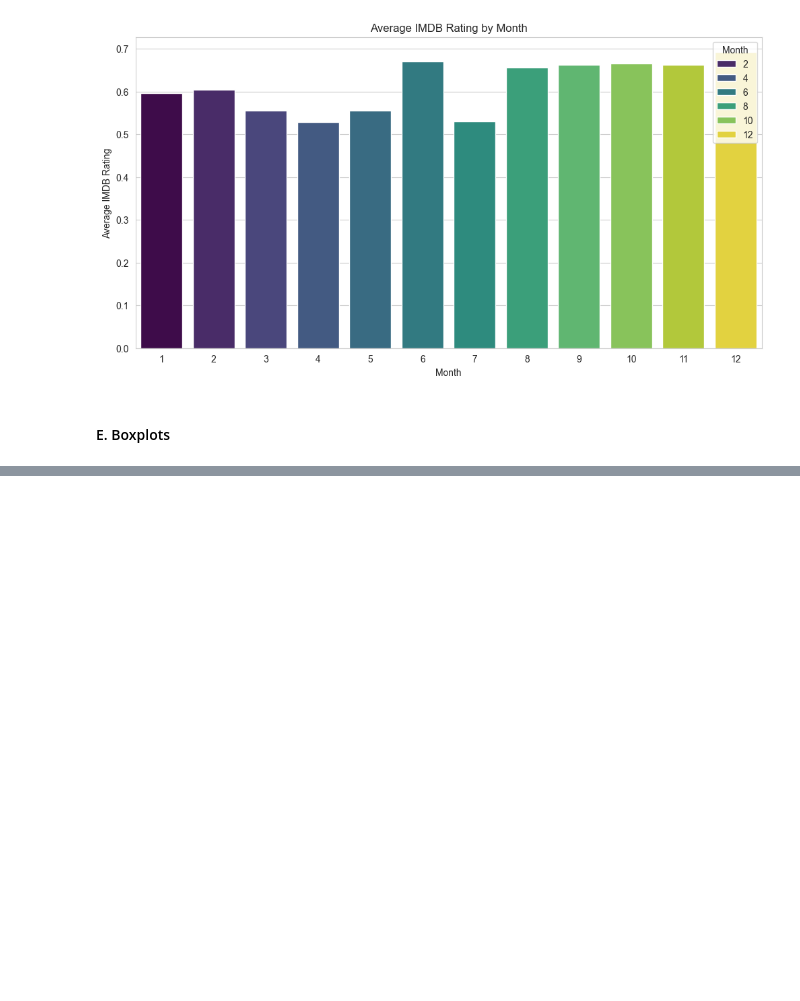
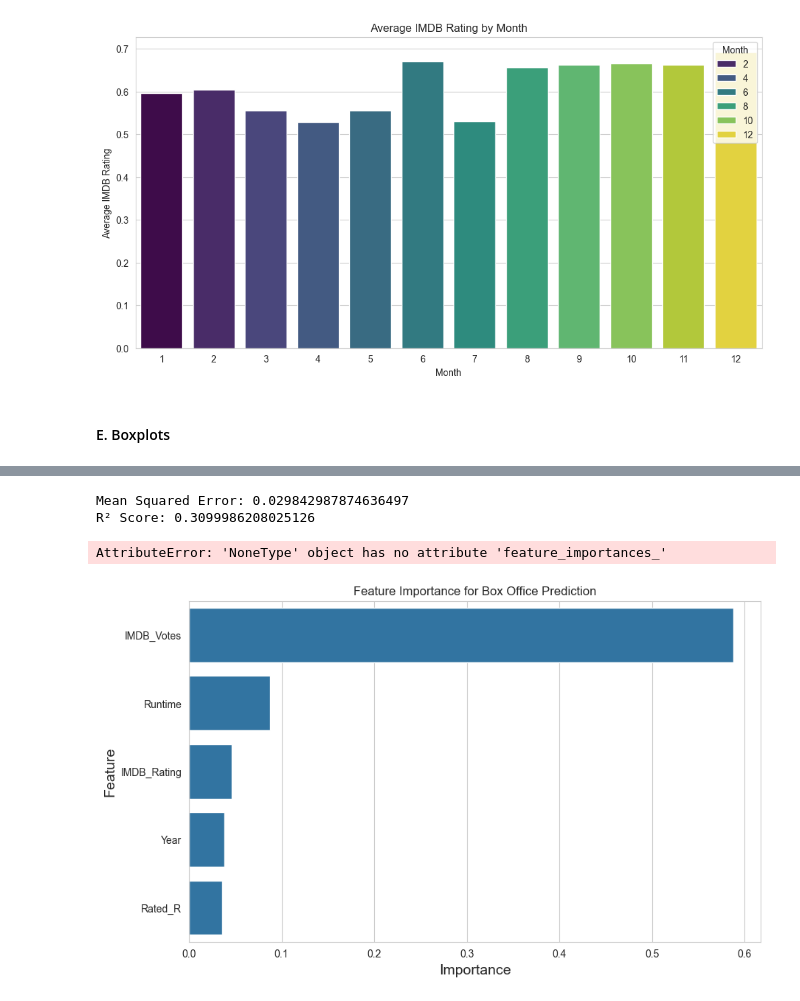
Before and after one commit to pegahbkz/neon-movies, a Jupyter notebook: audience-analysis.ipynb, the cells around one changed output, grey strips where cells are left out. Saved outputs shown, nothing was run; the diff lists cells and outputs as text; code cells hidden in the pictures; blank space fills up the shorter version.

```diff
--- a/audience-analysis.ipynb
+++ b/audience-analysis.ipynb
@@ -1048,0 +1002,3 @@ plt.show()
+# %%
+normalized_df_bo = normalized_df[normalized_df['Box_Office'] > 0]
+normalized_df_bo.info()
@@ -1048,0 +1023,35 @@ plt.show()
+# %%
+# perform regression to predict box office earnings
+features2 = ['Year', 'Rated', 'Runtime', 'IMDB_Rating', 'IMDB_Votes', 'Num_Searches',
+            'Month', 'Decade', 'Genre_Count', 'Popularity']
+X2 = normalized_df_bo[features2]
+y2 = normalized_df_bo["Box_Office"]
+
+# one-hot encode categorical features
+X2 = pd.get_dummies(X2, columns=['Rated', 'Decade', 'Month', 'Popularity', 'Genre_Count'], drop_first=True)
+# %%
+model2 = rf_regression(X2 , y2)
+# %% [output]
+Mean Squared Error: 0.029842987874636497
+R² Score: 0.3099986208025126
+# %%
+# get feature importances
+importances = model2.feature_importances_
+
+feature_importance_df = pd.DataFrame({"Feature": X2.columns, "Importance": importances})
+feature_importance_df = feature_importance_df.sort_values(by="Importance", ascending=False)
+
+print(feature_importance_df.head(10))
+# %% [output]
+AttributeError: 'NoneType' object has no attribute 'feature_importances_'
+# %%
+top_features = feature_importance_df.sort_values(by='Importance', ascending=False).head(5)
+
+plt.figure(figsize=(10, 6))
+sns.barplot(data=top_features, x="Importance", y="Feature")
+plt.xlabel("Importance", fontsize=14)
+plt.ylabel("Feature", fontsize=14)
+plt.title("Feature Importance for Box Office Prediction")
+plt.show()
+# %% [output]
+[figure, added]
```
Also changed, not shown: parts of 33 cells of this notebook.
